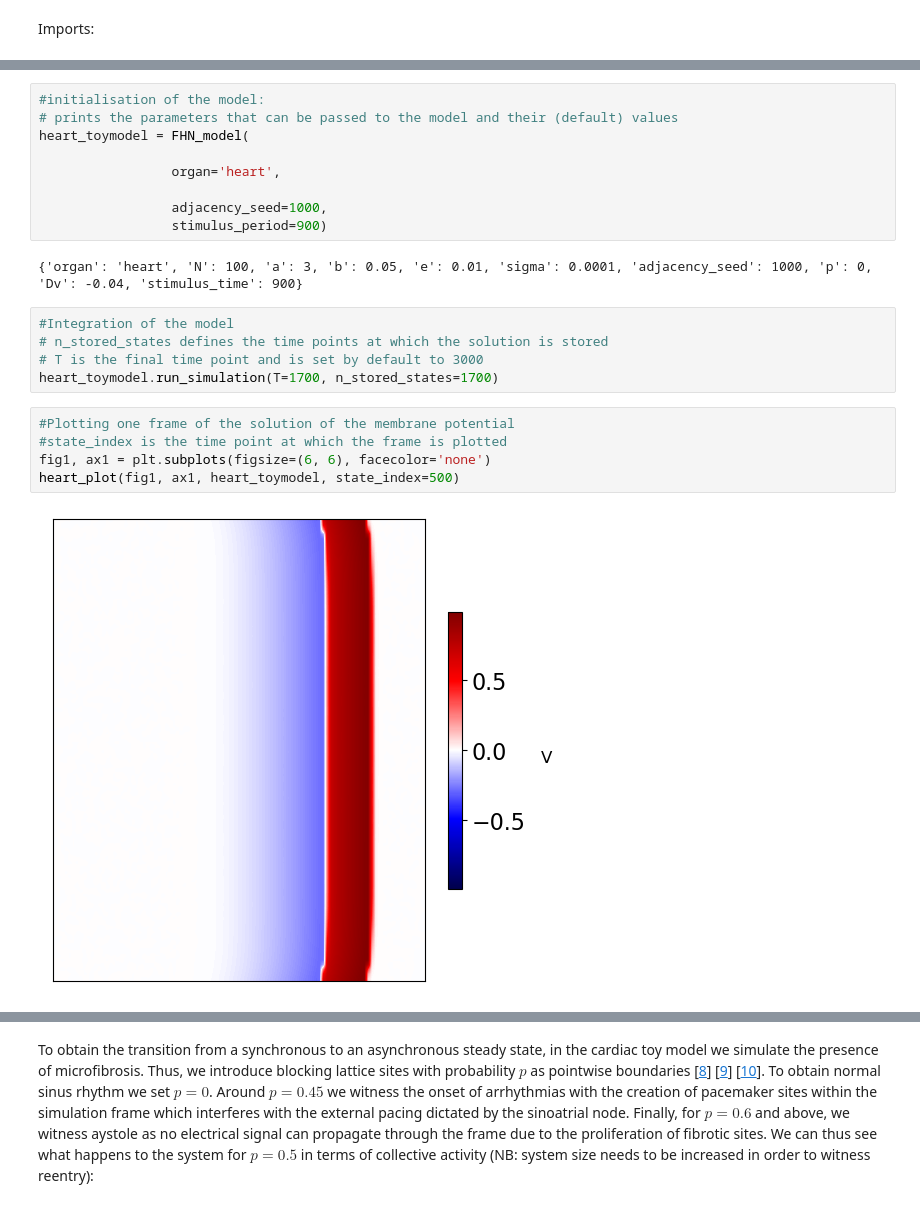
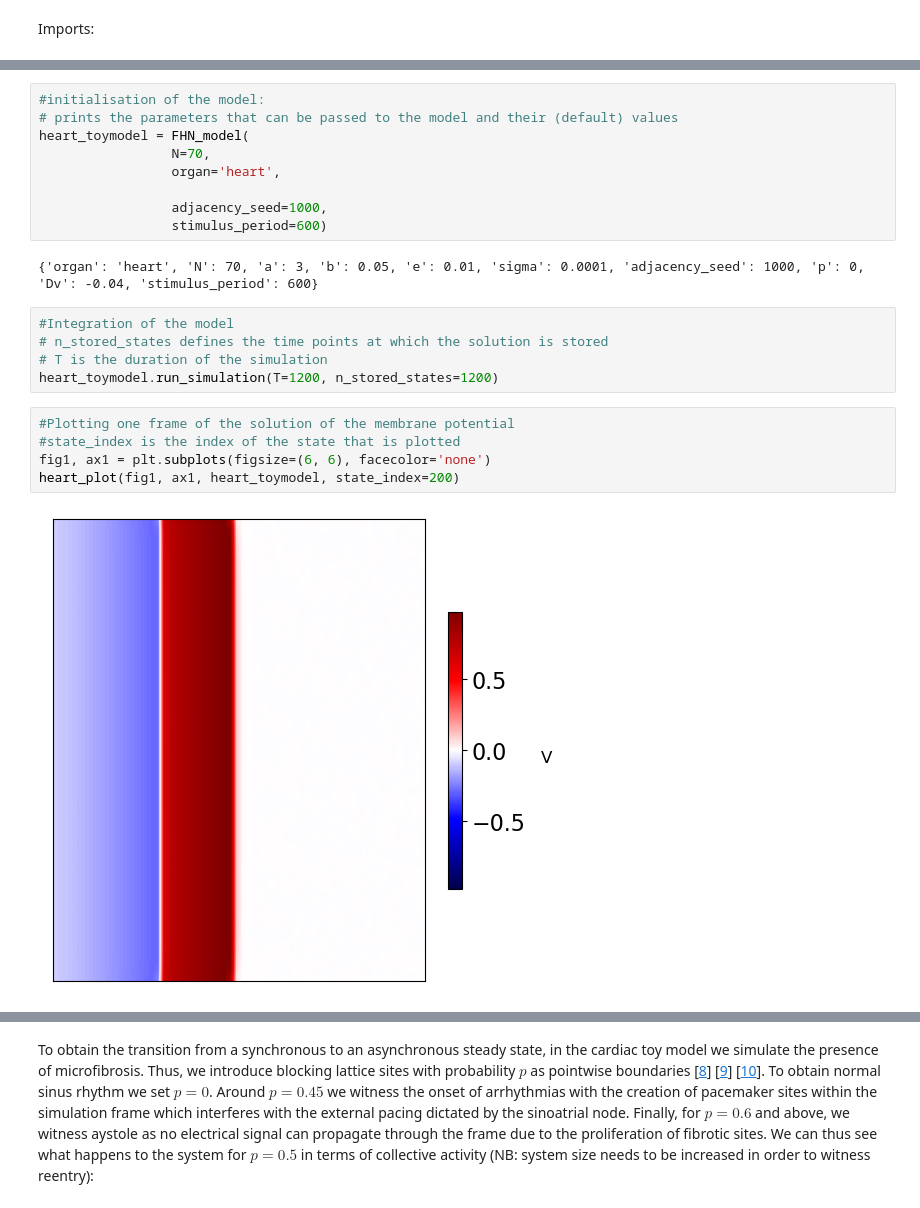
Before and after one commit to Priesemann-Group/perspective_heart_and_brain_binder, a Jupyter notebook: heart_brain_simulation.ipynb, the cells around one changed output, grey strips where cells are left out. Cells and saved outputs as stored; diff of their text form.

```diff
--- a/heart_brain_simulation.ipynb
+++ b/heart_brain_simulation.ipynb
@@ -101,25 +106,25 @@ We initialise the cardiac toy model by setting the **organ** parameter of the **
 #initialisation of the model:
 # prints the parameters that can be passed to the model and their (default) values
 heart_toymodel = FHN_model(
-
+                 N=70,
                  organ='heart',
 
                  adjacency_seed=1000,
-                 stimulus_period=900)
+                 stimulus_period=600)
 # %% [output]
-{'organ': 'heart', 'N': 100, 'a': 3, 'b': 0.05, 'e': 0.01, 'sigma': 0.0001, 'adjacency_seed': 1000, 'p': 0, 'Dv': -0.04, 'stimulus_time': 900}
+{'organ': 'heart', 'N': 70, 'a': 3, 'b': 0.05, 'e': 0.01, 'sigma': 0.0001, 'adjacency_seed': 1000, 'p': 0, 'Dv': -0.04, 'stimulus_period': 600}
 # %%
 #Integration of the model
 # n_stored_states defines the time points at which the solution is stored
-# T is the final time point and is set by default to 3000
-heart_toymodel.run_simulation(T=1700, n_stored_states=1700)
+# T is the duration of the simulation
+heart_toymodel.run_simulation(T=1200, n_stored_states=1200)
 # %%
 #Plotting one frame of the solution of the membrane potential
-#state_index is the time point at which the frame is plotted
+#state_index is the index of the state that is plotted
 fig1, ax1 = plt.subplots(figsize=(6, 6), facecolor='none')
-heart_plot(fig1, ax1, heart_toymodel, state_index=500)
+heart_plot(fig1, ax1, heart_toymodel, state_index=200)
 # %% [output]
-[figure, old version]
+[figure, new version]
 # %%
 
 #Here we plot the transmission of the signal across time over one row of the grid
```
Also changed, not shown: parts of 17 cells of this notebook, 2 other files.
